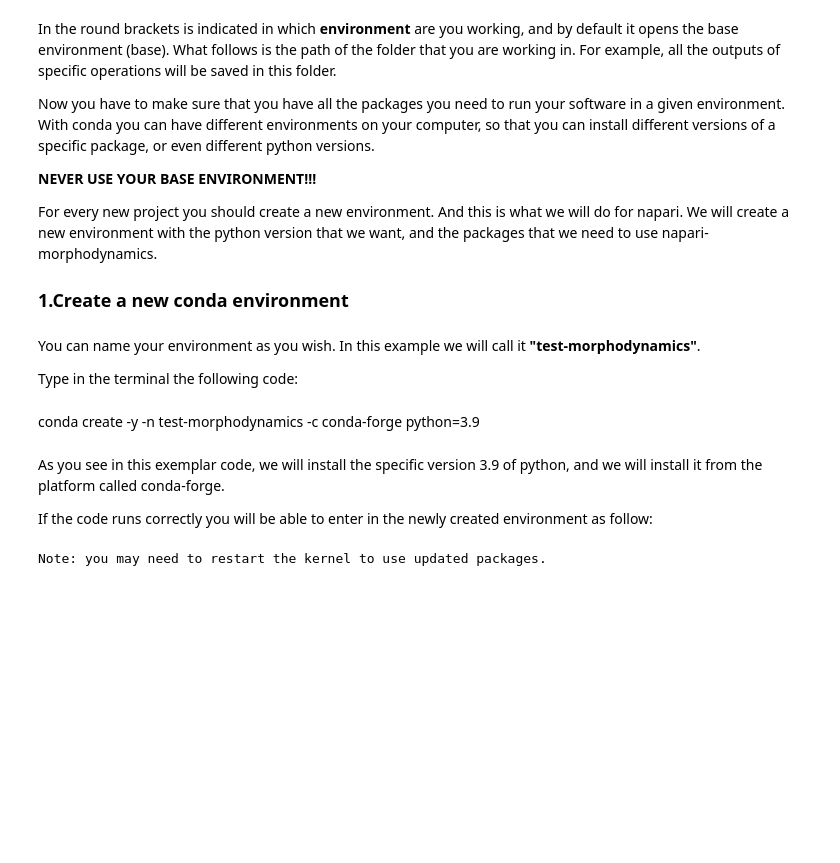
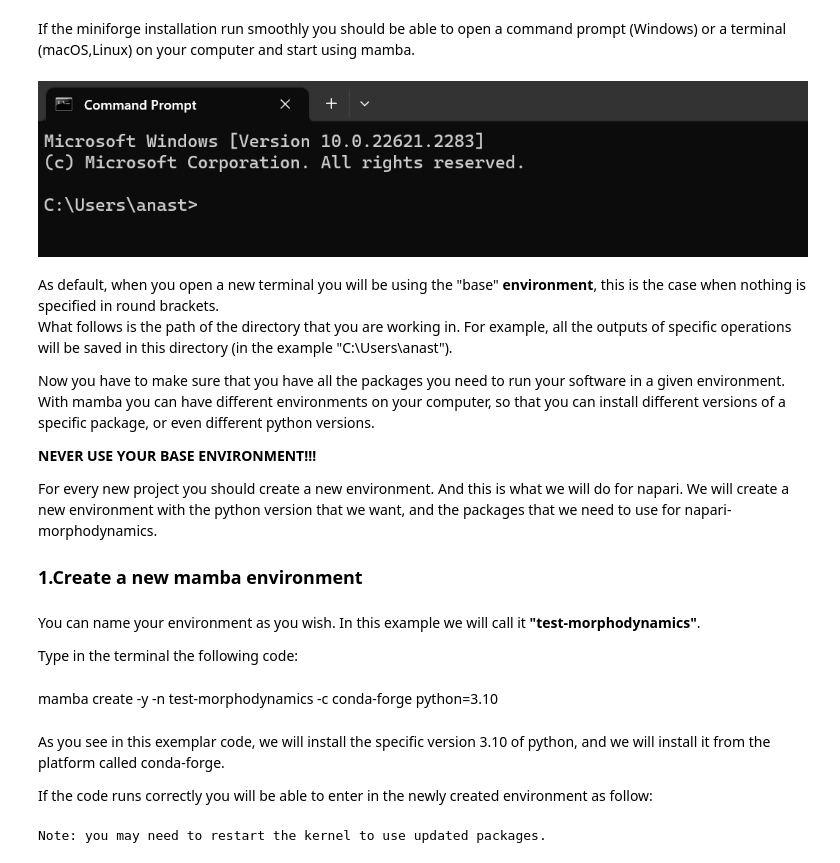
Before and after one commit to guiwitz/napari-morphodynamics, a Jupyter notebook: book/installation.ipynb, the cells around one changed output. Saved outputs shown, nothing was run; the diff lists cells and outputs as text; code cells hidden in the pictures; blank space fills up the shorter version.

```diff
--- a/book/installation.ipynb
+++ b/book/installation.ipynb
@@ -19,21 +24,28 @@ Image('images/Anaconda Prompt.png')
+# %% [markdown]
+If the miniforge installation run smoothly you should be able to open a command prompt (Windows) or a terminal (macOS,Linux) on your computer and start using mamba.
+# %%
+Image('images/CommandPrompt.png')
+# %% [output]
+[figure, added]
 # %% [markdown]
-In the round brackets is indicated in which **environment** are you working, and by default it opens the base environment (base). What follows is the path of the folder that you are working in. For example, all the outputs of specific operations will be saved in this folder.
+As default, when you open a new terminal you will be using the "base" **environment**, this is the case when nothing is specified in round brackets.<br>
+What follows is the path of the directory that you are working in. For example, all the outputs of specific operations will be saved in this directory (in the example "C:\Users\anast").
 
-Now you have to make sure that you have all the packages you need to run your software in a given environment. With conda you can have different environments on your computer, so that you can install different versions of a specific package, or even different python versions.
+Now you have to make sure that you have all the packages you need to run your software in a given environment. With mamba you can have different environments on your computer, so that you can install different versions of a specific package, or even different python versions.
 
 **NEVER USE YOUR BASE ENVIRONMENT!!!**
 
-For every new project you should create a new environment. And this is what we will do for napari. We will create a new environment with the python version that we want, and the packages that we need to use napari-morphodynamics.
+For every new project you should create a new environment. And this is what we will do for napari. We will create a new environment with the python version that we want, and the packages that we need to use for napari-morphodynamics.
 
-### 1.Create a new conda environment
+### 1.Create a new mamba environment
 # %% [markdown]
 You can name your environment as you wish. In this example we will call it **"test-morphodynamics"**.
 
 Type in the terminal the following code:
 # %% [markdown]
-conda create -y -n test-morphodynamics -c conda-forge python=3.9
+mamba create -y -n test-morphodynamics -c conda-forge python=3.10
 # %% [markdown]
-As you see in this exemplar code, we will install the specific version 3.9 of python, and we will install it from the platform called conda-forge.
+As you see in this exemplar code, we will install the specific version 3.10 of python, and we will install it from the platform called conda-forge.
 
 If the code runs correctly you will be able to enter in the newly created environment as follow:
 # %%
```
Also changed, not shown: parts of 17 cells of this notebook, 21 other files.
